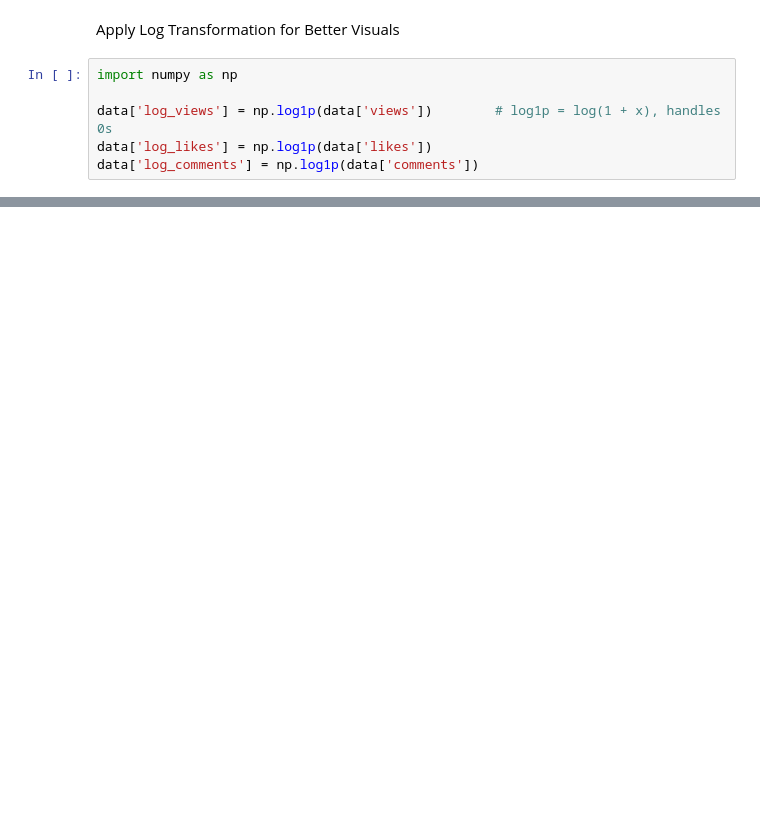
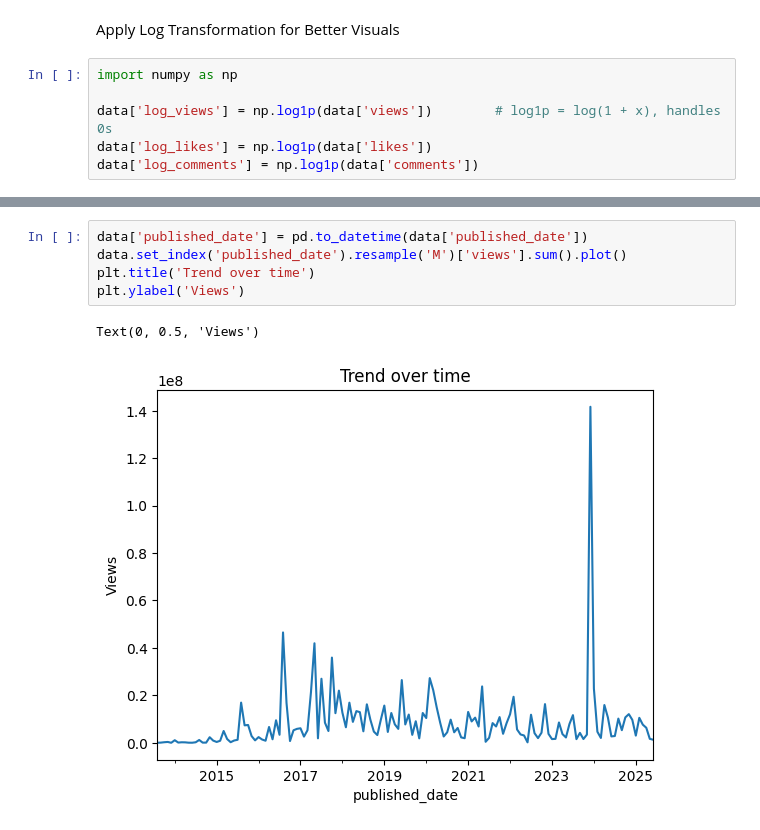
Before and after one commit to DharshiniRaji/YouTube_Analysis, a Jupyter notebook: EDA.ipynb, the cells around one changed output, grey strips where cells are left out. Cells and saved outputs as stored; diff of their text form; blank space fills up the shorter version.

```diff
--- a/EDA.ipynb
+++ b/EDA.ipynb
@@ -120,0 +251,8 @@ Text(0.5, 1.0, 'Average Views, Likes, Comments per Channel')
+# %%
+data['published_date'] = pd.to_datetime(data['published_date'])
+data.set_index('published_date').resample('M')['views'].sum().plot()
+plt.title('Trend over time')
+plt.ylabel('Views')
+# %% [output]
+Text(0, 0.5, 'Views')
+[figure, added]
```
Also changed, not shown: parts of 18 cells of this notebook, 2 other files.
